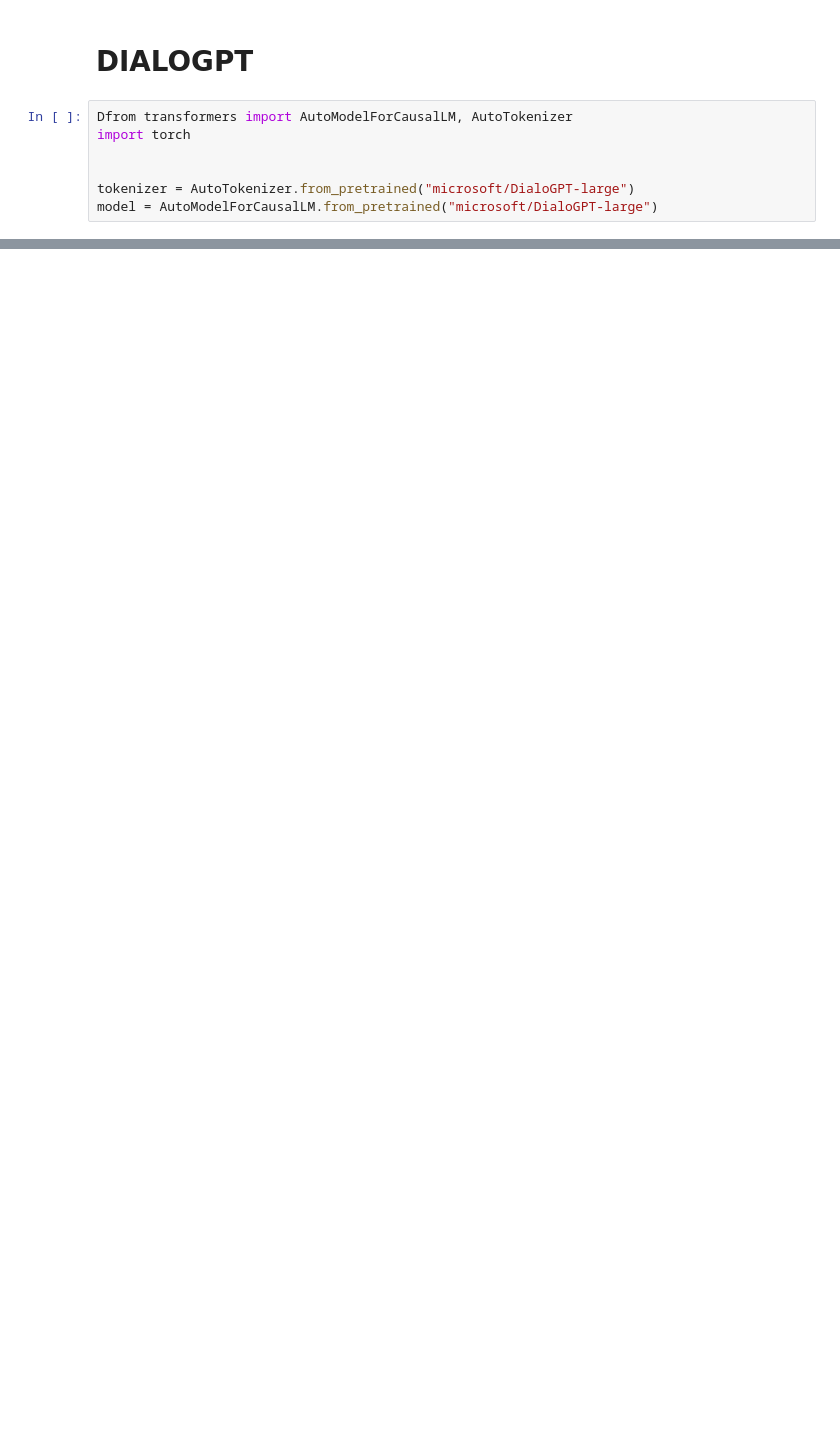
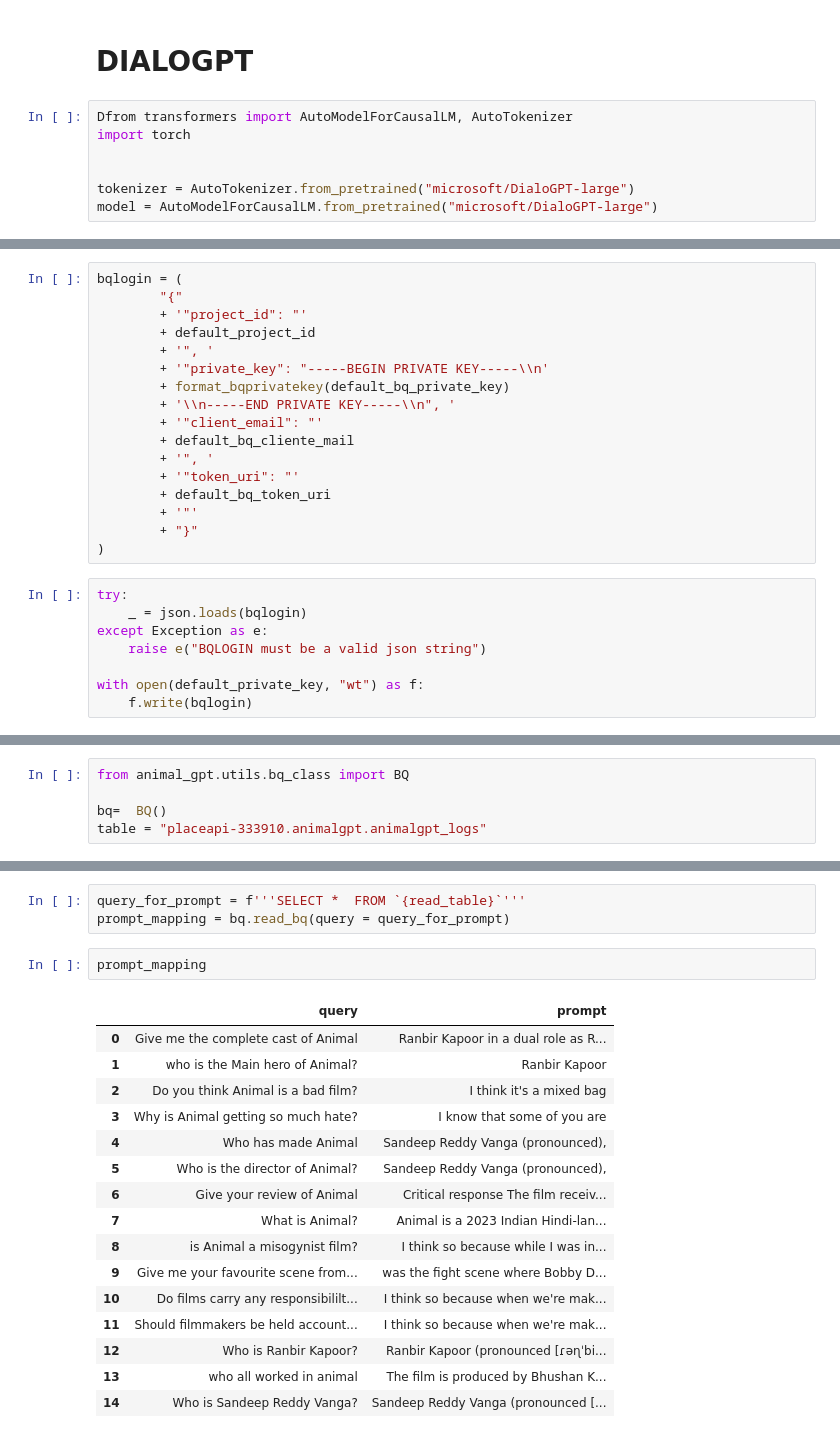
Before and after one commit to deepskandpal/animalGPT_behind_the_scenes, a Jupyter notebook: Animal ML models.ipynb, the cells around one changed output, grey strips where cells are left out. Cells and saved outputs as stored; diff of their text form; blank space fills up the shorter version.

Commit message:
[FIX] upload all the files from the project

```diff
--- a/Animal ML models.ipynb
+++ b/Animal ML models.ipynb
@@ -557,0 +471,25 @@ DialoGPT: i am glad
+# %%
+bqlogin = (
+        "{"
+        + '"project_id": "'
+        + default_project_id
+        + '", '
+        + '"private_key": "-----BEGIN PRIVATE KEY-----\\n'
+        + format_bqprivatekey(default_bq_private_key)
+        + '\\n-----END PRIVATE KEY-----\\n", '
+        + '"client_email": "'
+        + default_bq_cliente_mail
+        + '", '
+        + '"token_uri": "'
+        + default_bq_token_uri
+        + '"'
+        + "}"
+)
+# %%
+try:
+    _ = json.loads(bqlogin)
+except Exception as e:
+    raise e("BQLOGIN must be a valid json string")
+
+with open(default_private_key, "wt") as f:
+    f.write(bqlogin)
@@ -557,0 +561,5 @@ DialoGPT: i am glad
+# %%
+from animal_gpt.utils.bq_class import BQ
+
+bq=  BQ()
+table = "placeapi-333910.animalgpt.animalgpt_logs"
@@ -557,0 +726,22 @@ DialoGPT: i am glad
+# %%
+query_for_prompt = f'''SELECT *  FROM `{read_table}`'''
+prompt_mapping = bq.read_bq(query = query_for_prompt)
+# %%
+prompt_mapping
+# %% [output]
+|  | query | prompt |
+| 0 | Give me the complete cast of Animal | Ranbir Kapoor in a dual role as R... |
+| 1 | who is the Main hero of Animal? | Ranbir Kapoor |
+| 2 | Do you think Animal is a bad film? | I think it's a mixed bag |
+| 3 | Why is Animal getting so much hate? | I know that some of you are |
+| 4 | Who has made Animal | Sandeep Reddy Vanga (pronounced), |
+| 5 | Who is the director of Animal? | Sandeep Reddy Vanga (pronounced), |
+| 6 | Give your review of Animal | Critical response The film receiv... |
+| 7 | What is Animal? | Animal is a 2023 Indian Hindi-lan... |
+| 8 | is Animal a misogynist film? | I think so because while I was in... |
+| 9 | Give me your favourite scene from... | was the fight scene where Bobby D... |
+| 10 | Do films carry any responsibililt... | I think so because when we're mak... |
+| 11 | Should filmmakers be held account... | I think so because when we're mak... |
+| 12 | Who is Ranbir Kapoor? | Ranbir Kapoor (pronounced [ɾəɳˈbi... |
+| 13 | who all worked in animal | The film is produced by Bhushan K... |
+| 14 | Who is Sandeep Reddy Vanga? | Sandeep Reddy Vanga (pronounced [... |
```
Also changed, not shown: parts of 59 cells of this notebook, 6 other files.
